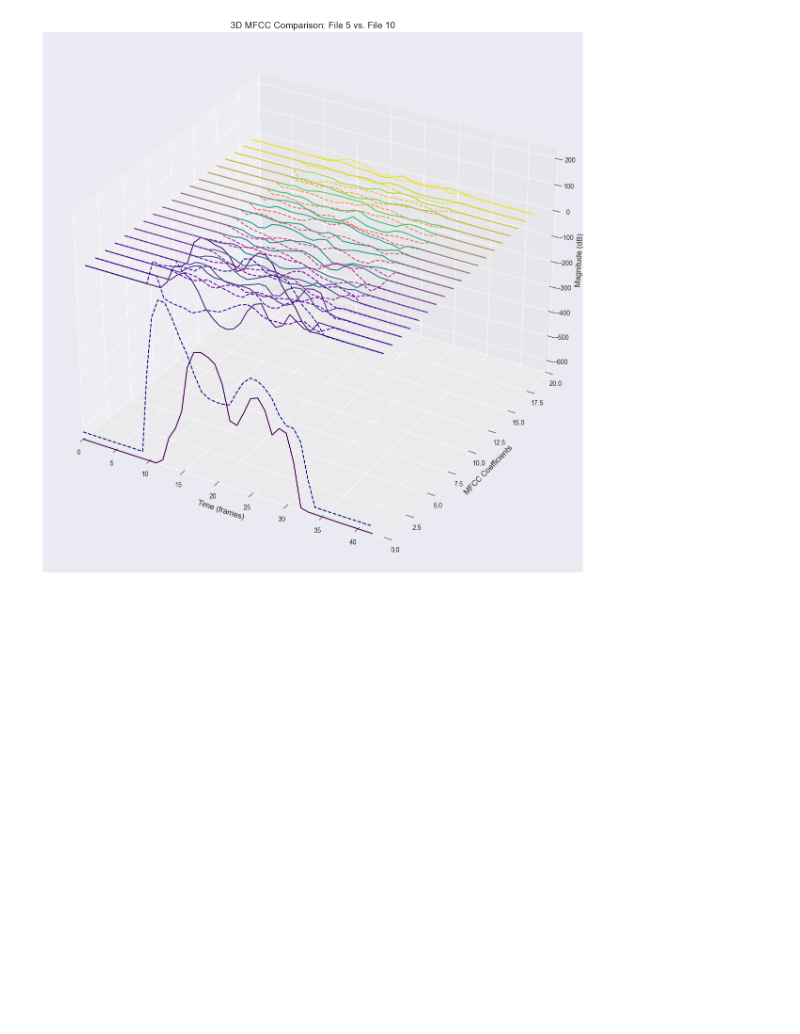
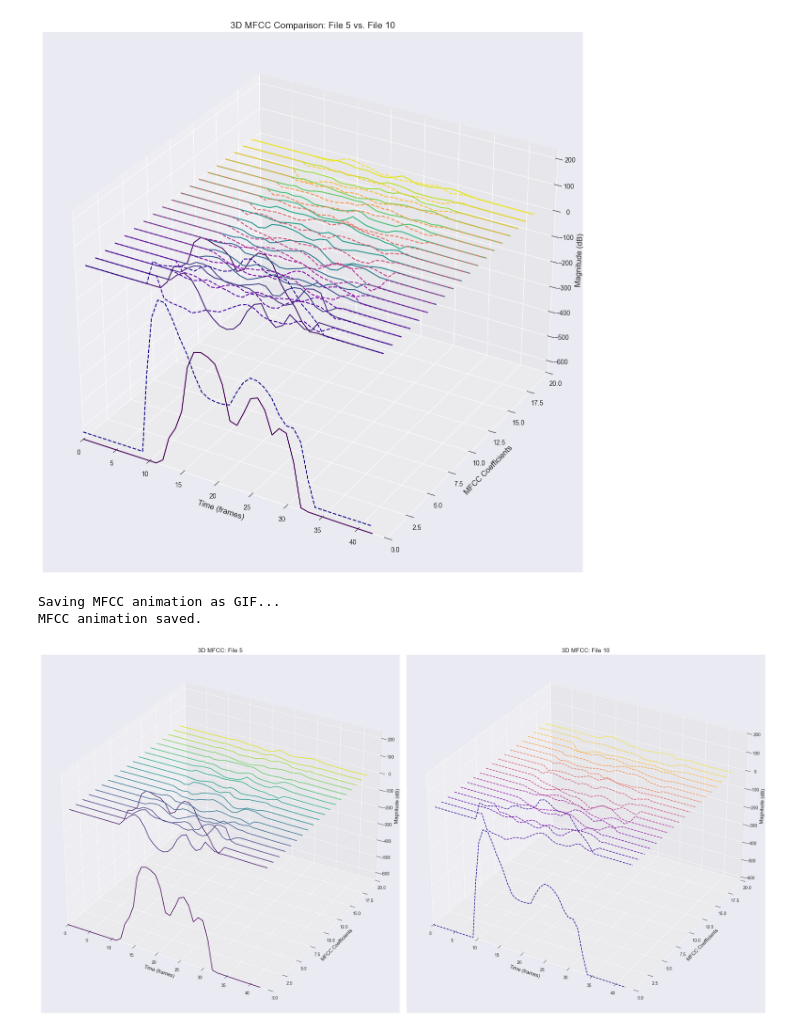
Before and after one commit to tyreecepaul/MLSW-Microset-EDA, a Jupyter notebook: 3D_MFCC.ipynb, the cells around one changed output. Drawn from its saved outputs; the diff is of its cells as text; code cells hidden in the pictures; blank space fills up the shorter version.

```diff
--- a/3D_MFCC.ipynb
+++ b/3D_MFCC.ipynb
@@ -97,3 +116,55 @@ plt.show()
 Saving MFCC animation as GIF...
 MFCC animation saved.
 [figure]
+# %%
+from mpl_toolkits.mplot3d import Axes3D
+time = np.arange(max_frames)
+coeffs = np.arange(n_coeffs)
+
+fig = plt.figure(figsize=(24, 12))  # wider figure for side-by-side
+
+# First subplot for File 1
+ax1 = fig.add_subplot(121, projection='3d')
+ax1.set_xlabel('Time (frames)', fontsize=12)
+ax1.set_ylabel('MFCC Coefficients', fontsize=12)
+ax1.set_zlabel('Magnitude (dB)', fontsize=12)
+ax1.set_title(f'3D MFCC: File {file_num_1}', fontsize=14)
+ax1.set_xlim(0, max_frames)
+ax1.set_ylim(0, n_coeffs)
+ax1.set_zlim(mfccs1_padded.min(), mfccs1_padded.max())
+
+lines1 = [ax1.plot([], [], [], lw=1.5, color=plt.cm.viridis(i / n_coeffs))[0] for i in coeffs]
+
+# Second subplot for File 2
+ax2 = fig.add_subplot(122, projection='3d')
+ax2.set_xlabel('Time (frames)', fontsize=12)
+ax2.set_ylabel('MFCC Coefficients', fontsize=12)
+ax2.set_zlabel('Magnitude (dB)', fontsize=12)
+ax2.set_title(f'3D MFCC: File {file_num_2}', fontsize=14)
+ax2.set_xlim(0, max_frames)
+ax2.set_ylim(0, n_coeffs)
+ax2.set_zlim(mfccs2_padded.min(), mfccs2_padded.max())
+
+lines2 = [ax2.plot([], [], [], lw=1.5, linestyle='--', color=plt.cm.plasma(i / n_coeffs))[0] for i in coeffs]
+
+def update(frame):
+    for i, line in enumerate(lines1):
+        line.set_data(time[:frame], np.ones(frame) * i)
+        line.set_3d_properties(mfccs1_padded[i, :frame])
+    for i, line in enumerate(lines2):
+        line.set_data(time[:frame], np.ones(frame) * i)
+        line.set_3d_properties(mfccs2_padded[i, :frame])
+    return lines1 + lines2
+
+ani = FuncAnimation(fig, update, frames=max_frames, interval=50, blit=False)
+
+print("Saving MFCC animation as GIF...")
+ani.save('3d_mfcc_side_by_side_animation.gif', writer='pillow', fps=15, dpi=100)
+print("MFCC animation saved.")
+
+plt.tight_layout()
+plt.show()
+# %% [output]
+Saving MFCC animation as GIF...
+MFCC animation saved.
+[figure, added]
```
Also changed, not shown: parts of 4 cells of this notebook, 7 other files.
